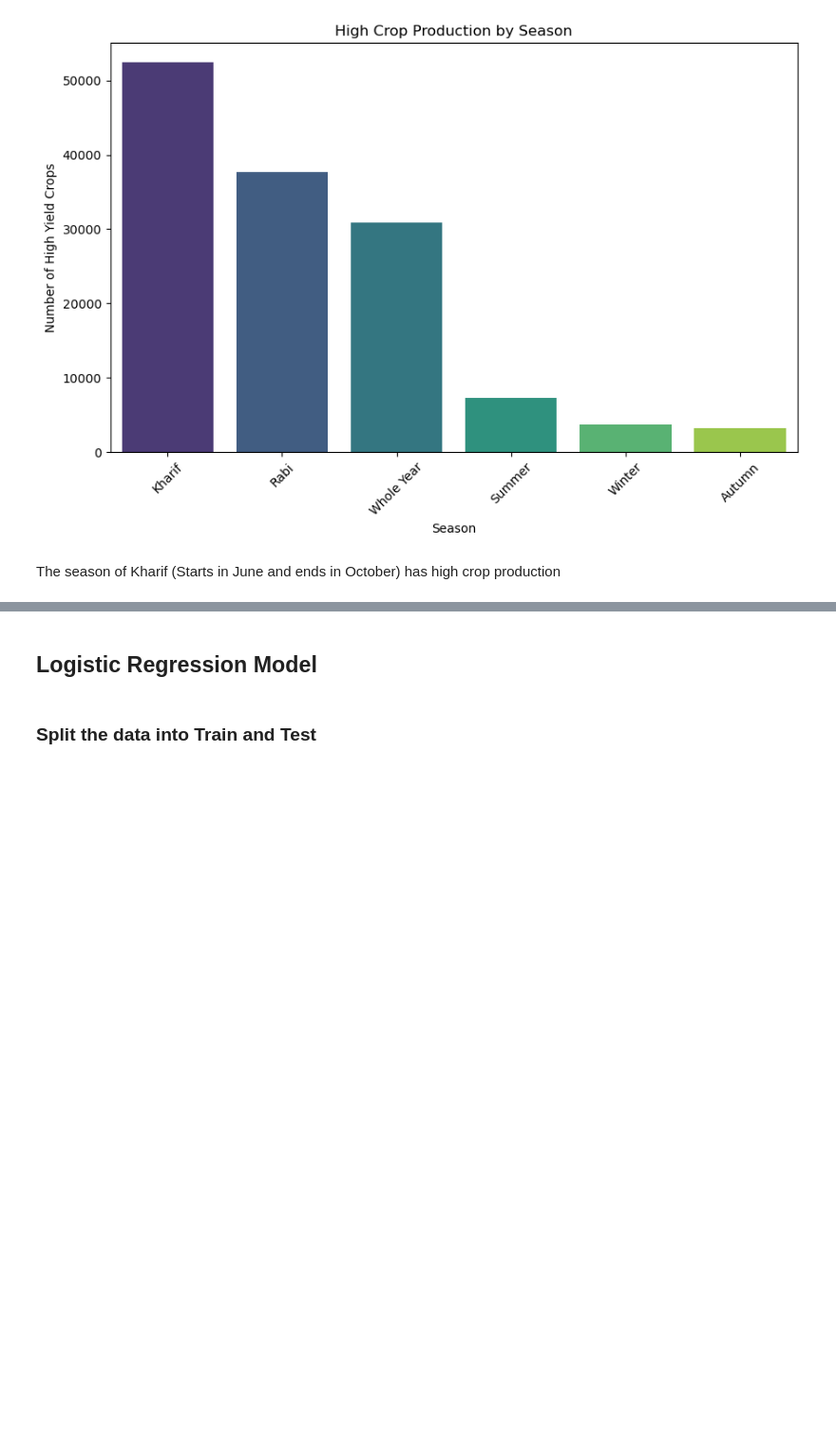
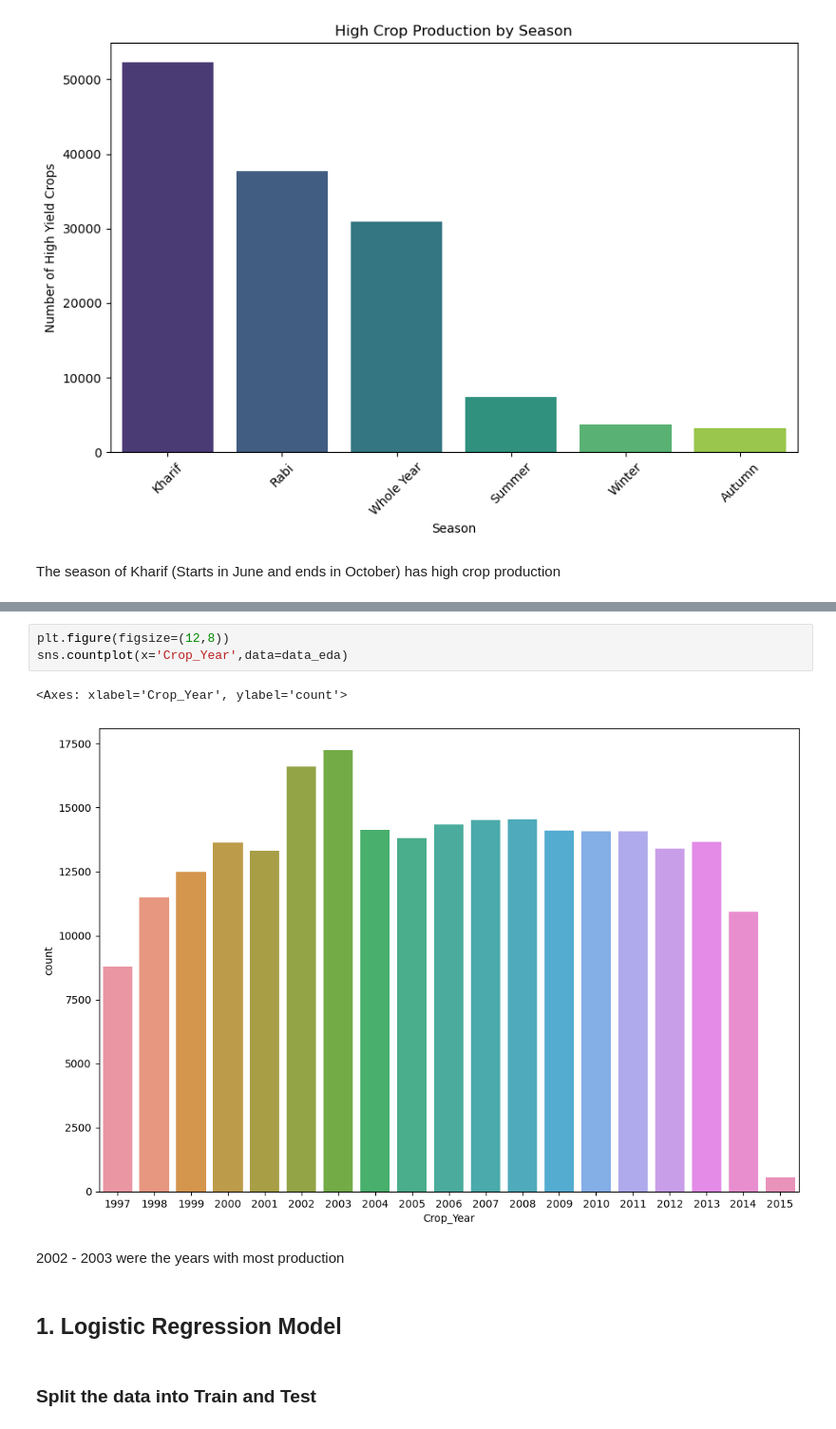
Before and after one commit to Austin-Murunga/Phase-3-Project-, a Jupyter notebook: index.ipynb, the cells around one changed output, grey strips where cells are left out. Shown at 95% size. Saved outputs shown, nothing was run; the diff lists cells and outputs as text; blank space fills up the shorter version.

```diff
--- a/index.ipynb
+++ b/index.ipynb
@@ -464,5 +508,13 @@ The season of Kharif (Starts in June and ends in October) has high crop producti
+# %%
+plt.figure(figsize=(12,8))
+sns.countplot(x='Crop_Year',data=data_eda)
+# %% [output]
+<Axes: xlabel='Crop_Year', ylabel='count'>
+[figure, added]
+# %% [markdown]
+2002 - 2003 were the years with most production
 # %% [markdown]
-## Logistic Regression Model
+## **1. Logistic Regression Model**
 # %% [markdown]
 ### Split the data into Train and Test
 # %%
```
Also changed, not shown: parts of 14 cells of this notebook.
